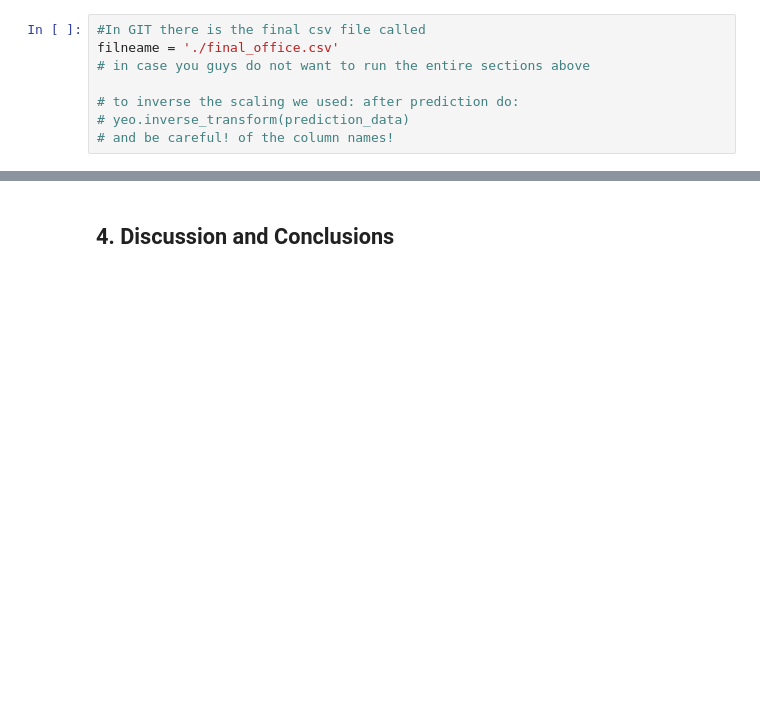
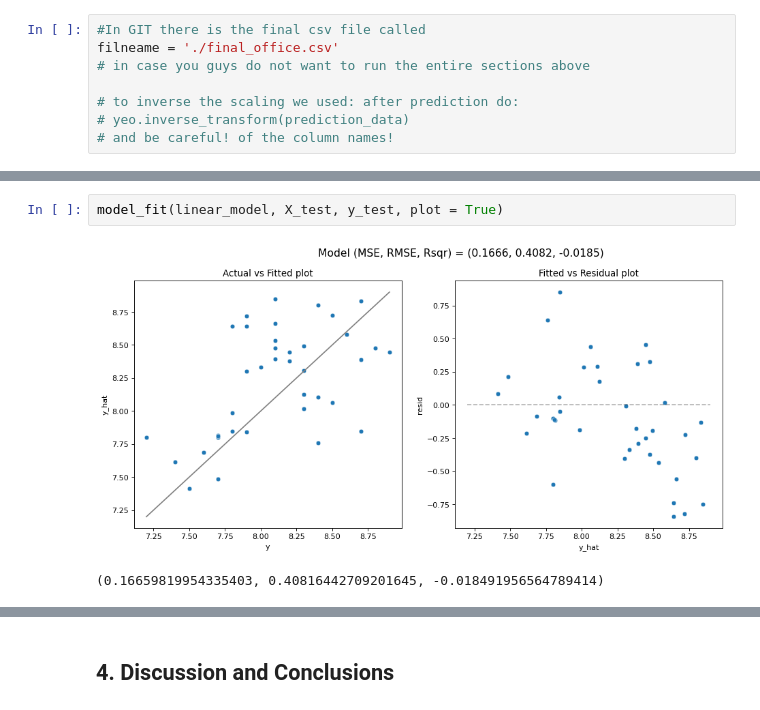
Before and after one commit to Mengyao41/ML_proj1, a Jupyter notebook: project1.ipynb, the cells around one changed output, grey strips where cells are left out. Saved outputs shown, nothing was run; the diff lists cells and outputs as text; blank space fills up the shorter version.

```diff
--- a/project1.ipynb
+++ b/project1.ipynb
@@ -415,0 +508,5 @@ filneame = './final_office.csv'
+# %%
+model_fit(linear_model, X_test, y_test, plot = True)
+# %% [output]
+[figure, added]
+(0.16659819954335403, 0.40816442709201645, -0.018491956564789414)
```
Also changed, not shown: parts of 10 cells of this notebook.
